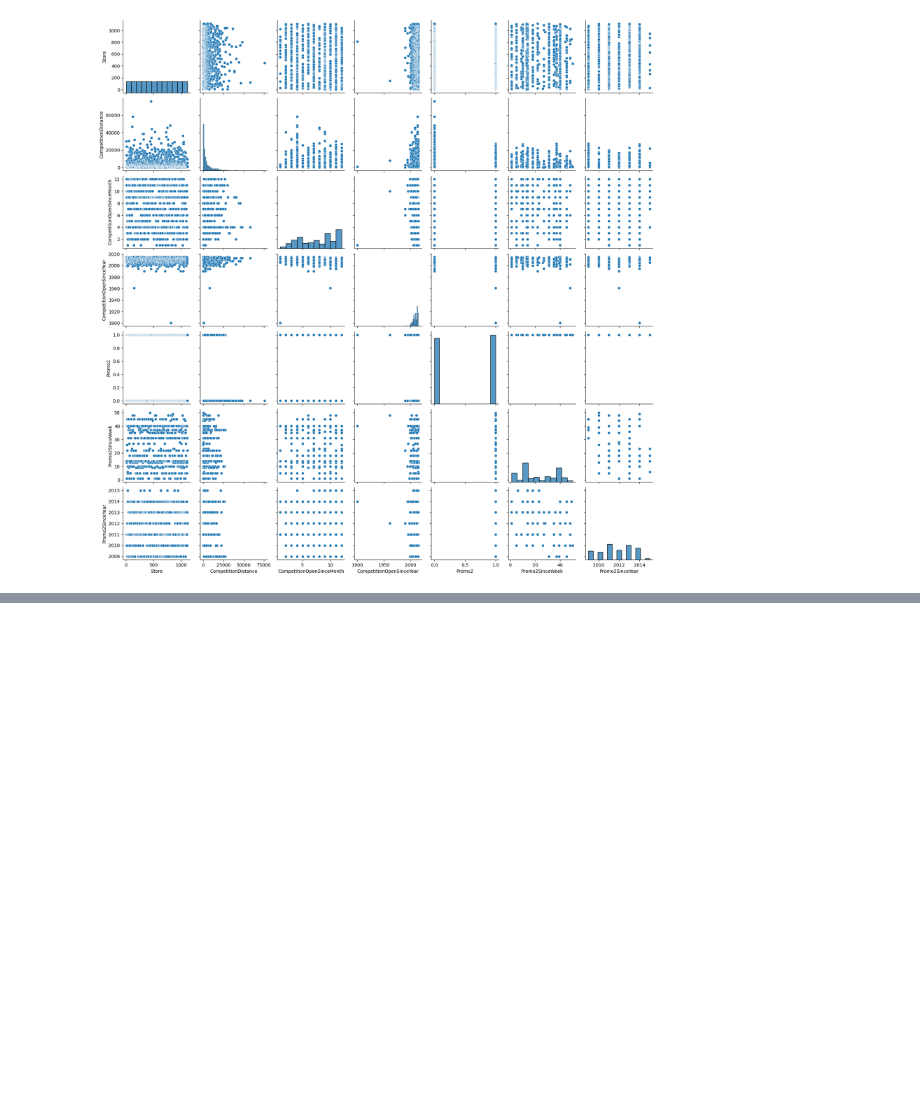
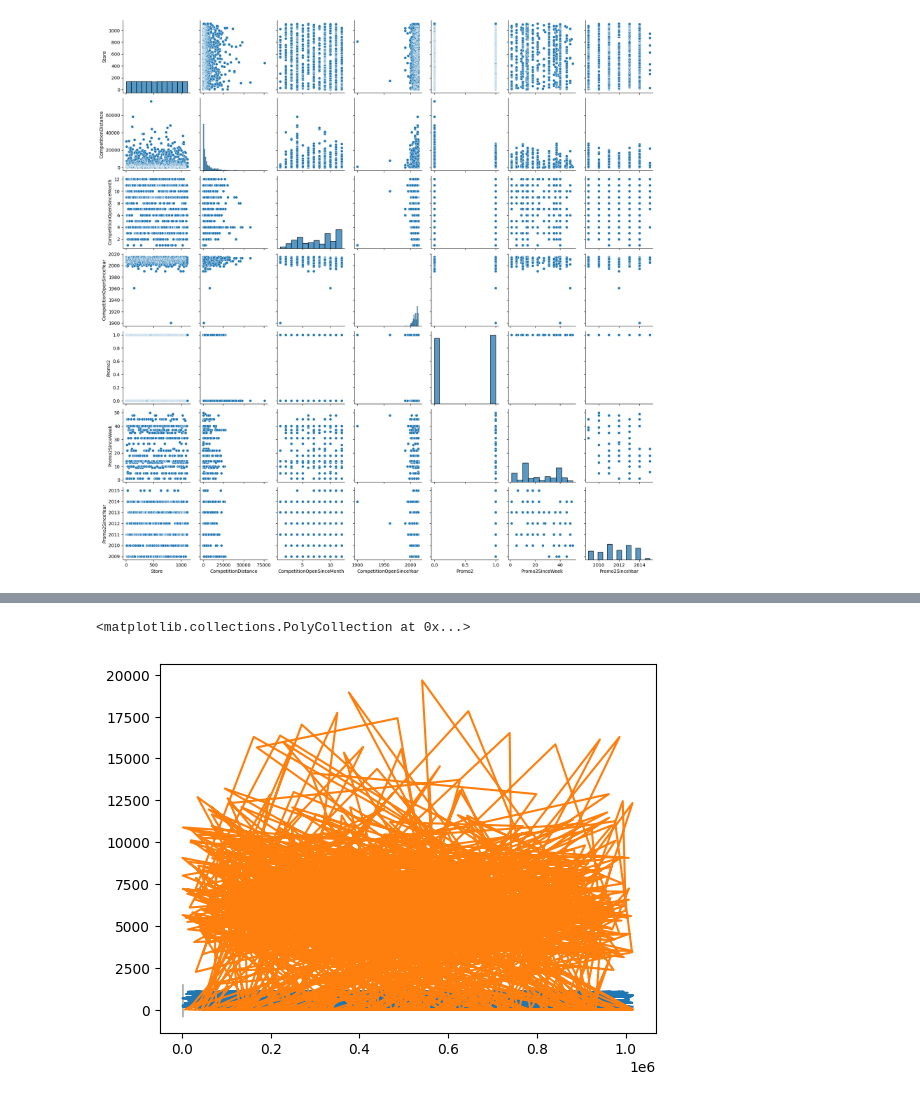
Before and after one commit to daniellepidt/rossmann-store-sales, a Jupyter notebook: Group7.ipynb, the cells around one changed output, grey strips where cells are left out. Saved outputs shown, nothing was run; the diff lists cells and outputs as text; code cells hidden in the pictures; blank space fills up the shorter version.

```diff
--- a/Group7.ipynb
+++ b/Group7.ipynb
@@ -305,3 +275,8 @@ sns.pairplot(store)
 # %% [output]
 <seaborn.axisgrid.PairGrid at 0x...>
 [figure]
+# %%
+# sample data for store sales
+sales_samples = train[['Store', 'Sales']].sample(n=1000)
+#sales_samples = sales_samples.sort_values(by='Store')
+sales_samples
@@ -307,0 +297,13 @@ sns.pairplot(store)
+# %%
+# calculate the mean and standard deviation of the data
+mean = np.mean(sales_samples)
+std_dev = np.std(sales_samples)
+
+# calculate the upper and lower control limits
+ucl = mean + (3 * std_dev)
+lcl = mean - (3 * std_dev)
+
+# check if any data points fall outside of the control limits
+for index, row in sales_samples[['Store','Sales']].iterrows():
+    if (row['Sales'] > ucl).any() or (row['Sales'] < lcl).any():
+        print("Store sales data point %d is outside of the control limits, indicating an underperformance" % row['Store'])
@@ -307,0 +328,9 @@ sns.pairplot(store)
+# %%
+plt.plot(sales_samples[['Store', 'Sales']])
+# fill the area between the upper and lower control limits with a color
+lower_control_limit = np.ones(len(sales_samples[['Store', 'Sales']])) * lcl[0]
+upper_control_limit = np.ones(len(sales_samples[['Store', 'Sales']])) * ucl[0]
+plt.fill_between(range(len(sales_samples[['Store', 'Sales']])), lower_control_limit, upper_control_limit, color='gray', alpha=0.5)
+# %% [output]
+<matplotlib.collections.PolyCollection at 0x...>
+[figure, added]
```
Also changed, not shown: parts of 14 cells of this notebook, 2 other files.
